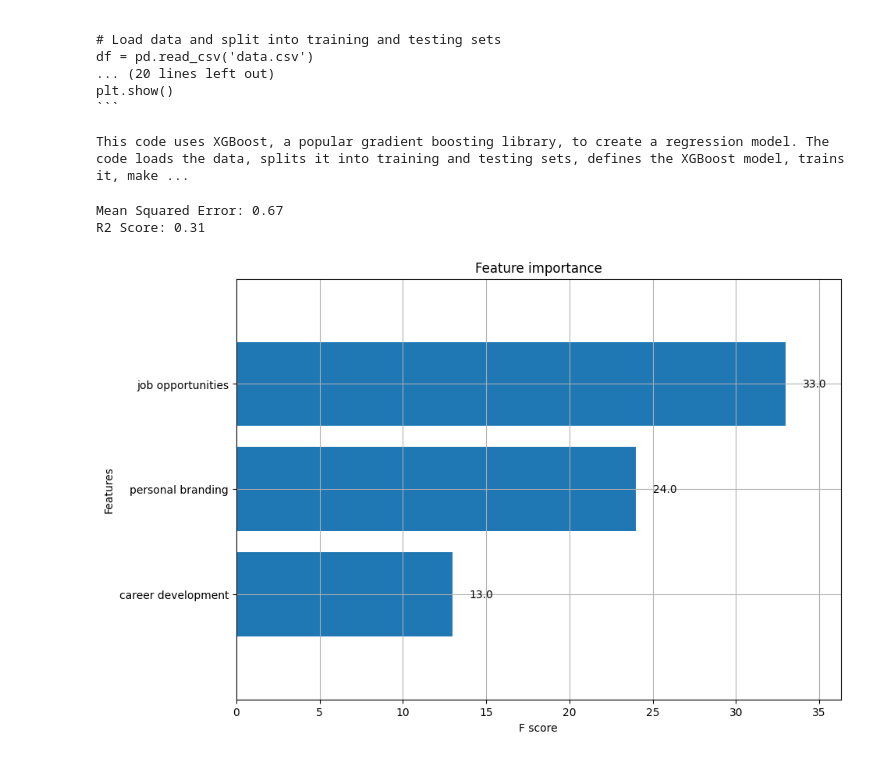
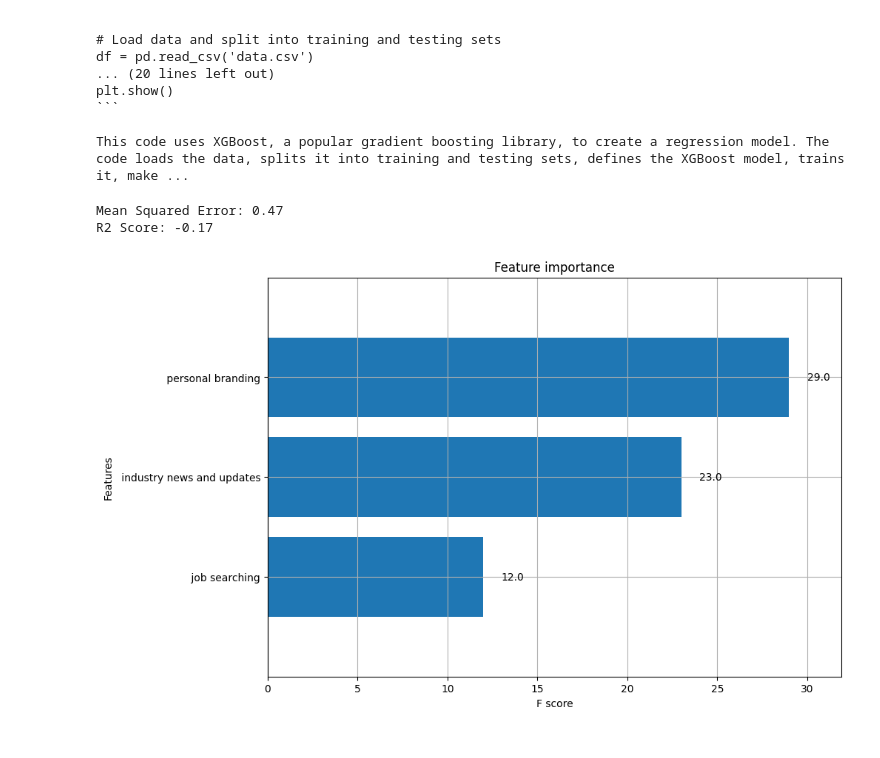
Before and after one commit to cviddenKwantum/KwantumDev, a Jupyter notebook: LI_survey_gen_demo.ipynb, the cells around one changed output. Saved outputs shown, nothing was run; the diff lists cells and outputs as text; code cells hidden in the pictures.

```diff
--- a/LI_survey_gen_demo.ipynb
+++ b/LI_survey_gen_demo.ipynb
@@ -71,3 +100,0 @@ all_responses = separator.join(responses)
-# %%
-with open('all_responses.pickle', 'wb') as f:
-    pickle.dump(all_responses, f)
@@ -332,0 +498,35 @@ display(df)
+# %%
+csv_string = f"""professional networking, job searching, career development, personal branding, industry news and updates, satisfaction score
+1,1,1,1,0,9
+1,1,1,1,0,9
+1,1,1,0,1,8
+1,1,1,0,0,9
+1,1,1,1,0,8
+1,1,1,1,1,8
+1,1,1,1,0,9
+1,0,1,1,0,8
+1,1,1,1,1,8
+1,1,1,1,0,8
+1,1,1,1,1,8
+1,1,1,1,0,8
+1,1,1,1,1,8
+1,1,1,1,0,8
+1,1,1,1,1,9
+1,1,1,0,0,8
+1,1,1,1,0,8
+1,1,1,1,1,8
+1,1,1,1,1,9
+1,1,1,0,1,8
+1,1,1,0,0,9
+1,1,1,1,0,8
+1,1,1,1,0,9
+1,1,1,1,0,8
+1,1,1,1,1,8
+1,1,1,1,1,9
+1,1,1,0,1,8
+1,1,1,1,0,9
+1,1,1,1,1,8
+1,1,1,0,0,8"""
+
+df = pd.read_csv(StringIO(csv_string))
+display(df)
@@ -368,37 +586,36 @@ This code uses XGBoost, a popular gradient boosting library, to create a regress
 import xgboost as xgb
 import pandas as pd
 import numpy as np
 from sklearn.metrics import mean_squared_error, r2_score
 from matplotlib import pyplot as plt
 
 df = pd.concat([df, df], ignore_index=True)
 df = pd.concat([df, df], ignore_index=True)
 
-
 # Load data and split into training and testing sets
-y = df['satisfaction score']
-y = y + np.random.randint(-1, 2, size=len(y))
-X = df.drop('satisfaction score', axis=1)
+y = df[' satisfaction score']
+y = y + np.random.randint(-1, 1, size=len(y))
+X = df.drop(' satisfaction score', axis=1)
 train_size = int(0.8 * len(df))
 X_train, X_test = X[:train_size], X[train_size:]
 y_train, y_test = y[:train_size], y[train_size:]
 
 # Define XGB model and train
 xgb_model = xgb.XGBRegressor(objective="reg:squarederror", random_state=42)
 xgb_model.fit(X_train, y_train)
 
 # Predict and evaluate model performance
 y_pred = xgb_model.predict(X_test)
 mse = mean_squared_error(y_test, y_pred)
 r2 = r2_score(y_test, y_pred)
 print(f'Mean Squared Error: {mse:.2f}')
 print(f'R2 Score: {r2:.2f}')
 
 # Plot feature importance
 fig, ax = plt.subplots(figsize=(10,7))
 xgb.plot_importance(xgb_model, ax=ax, height=0.8)
 plt.show()
 # %% [output]
-Mean Squared Error: 0.67
-R2 Score: 0.31
+Mean Squared Error: 0.47
+R2 Score: -0.17
-[figure, old version]
+[figure, new version]
```
Also changed, not shown: parts of 30 cells of this notebook.
